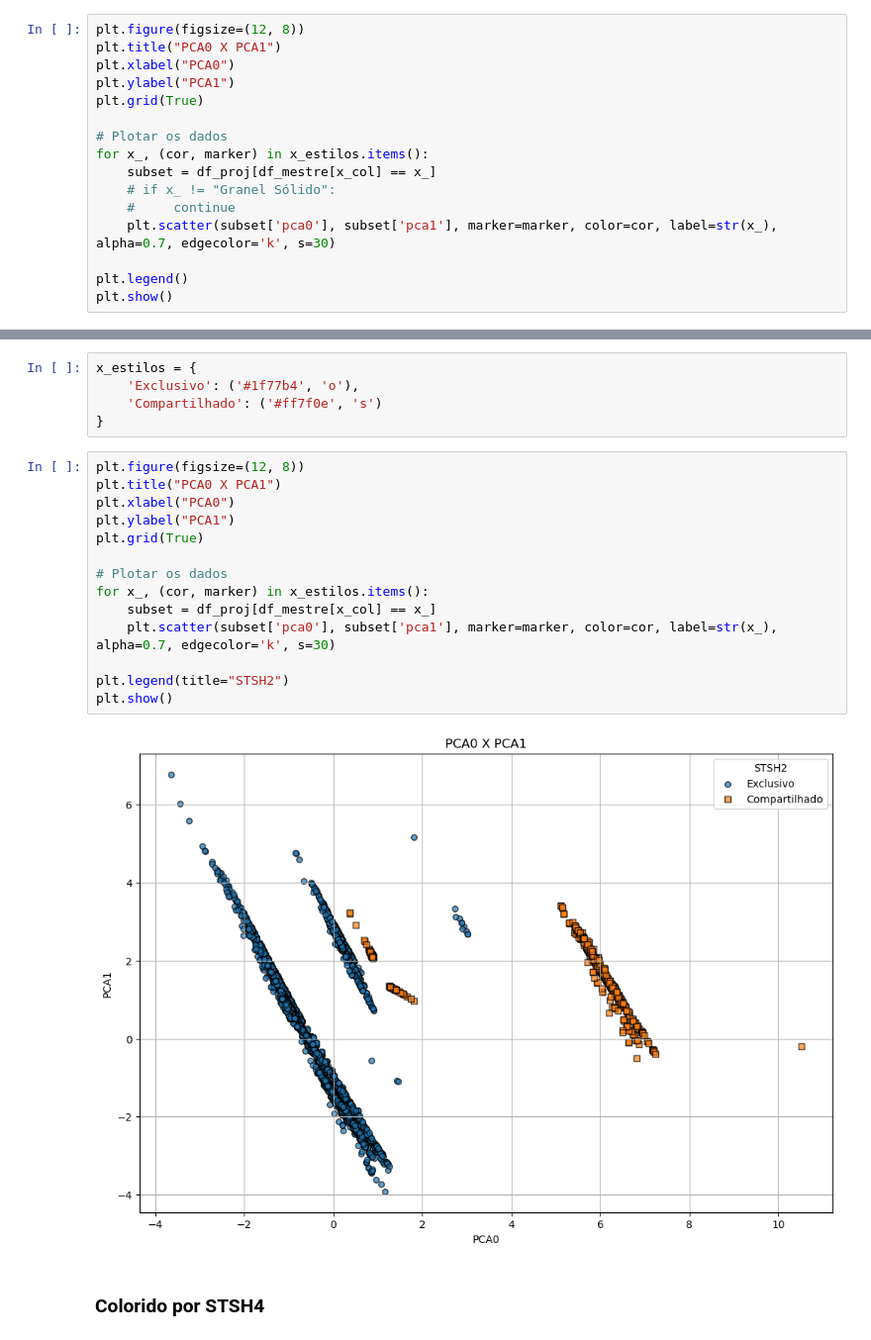
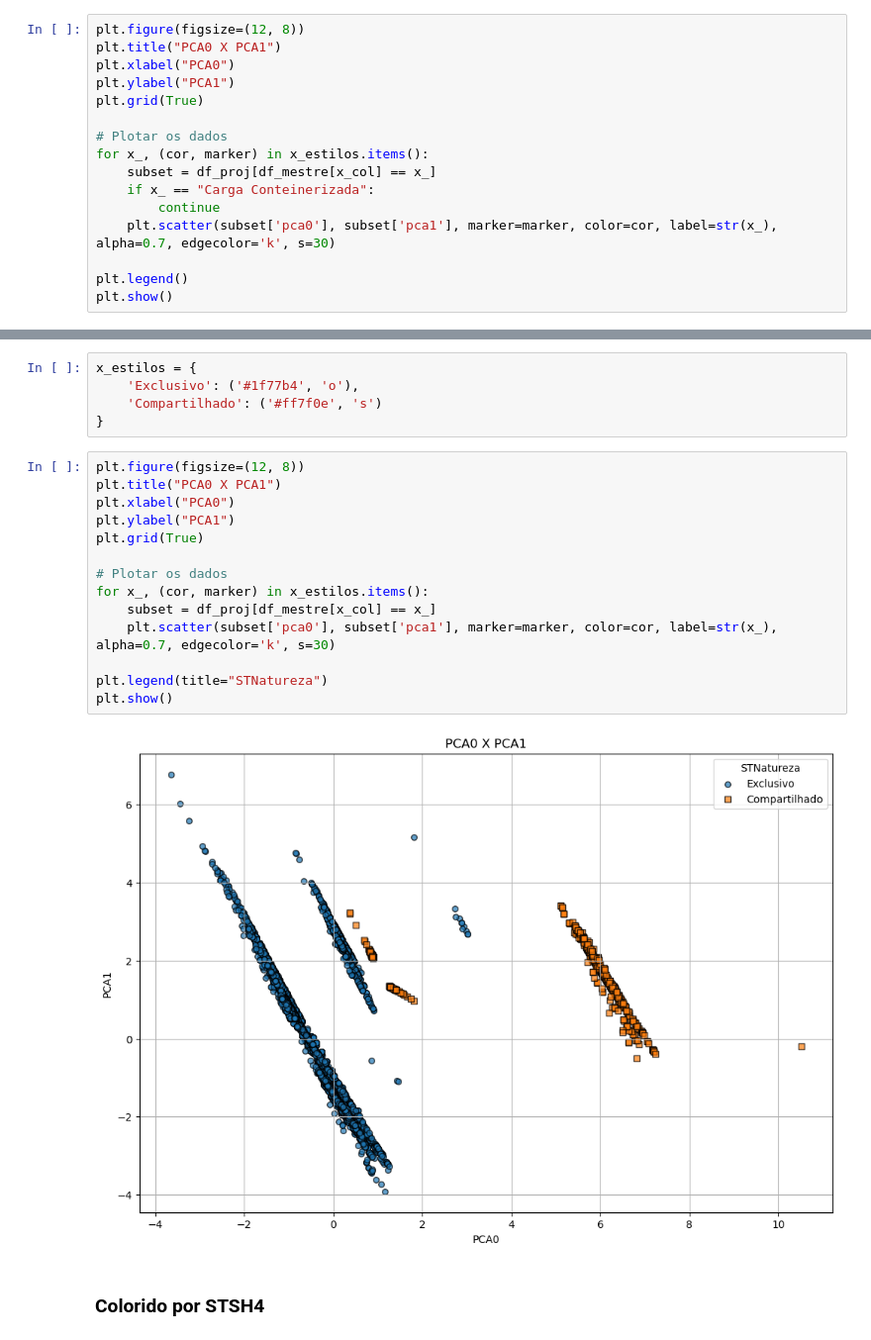
Before and after one commit to igorzeck/PCA, a Jupyter notebook: correlac_df_santos_imp_especifico.ipynb, the cells around one changed output, grey strips where cells are left out. Shown at 99% size. Cells and saved outputs as stored; diff of their text form.

```diff
--- a/correlac_df_santos_imp_especifico.ipynb
+++ b/correlac_df_santos_imp_especifico.ipynb
@@ -324,8 +324,8 @@ plt.grid(True)
 # Plotar os dados
 for x_, (cor, marker) in x_estilos.items():
     subset = df_proj[df_mestre[x_col] == x_]
-    # if x_ != "Granel Sólido":
-    #     continue
+    if x_ == "Carga Conteinerizada":
+        continue
     plt.scatter(subset['pca0'], subset['pca1'], marker=marker, color=cor, label=str(x_), alpha=0.7, edgecolor='k', s=30)
 
 plt.legend()
@@ -458,19 +458,19 @@ x_estilos = {
 # %%
 plt.figure(figsize=(12, 8))
 plt.title("PCA0 X PCA1")
 plt.xlabel("PCA0")
 plt.ylabel("PCA1")
 plt.grid(True)
 
 # Plotar os dados
 for x_, (cor, marker) in x_estilos.items():
     subset = df_proj[df_mestre[x_col] == x_]
     plt.scatter(subset['pca0'], subset['pca1'], marker=marker, color=cor, label=str(x_), alpha=0.7, edgecolor='k', s=30)
 
-plt.legend(title="STSH2")
+plt.legend(title="STNatureza")
 plt.show()
 # %% [output]
-[figure, old version]
+[figure, new version]
 # %% [markdown]
 ### Colorido por STSH4
 # %%
```
Also changed, not shown: parts of 2 cells of this notebook, 2 other files.
